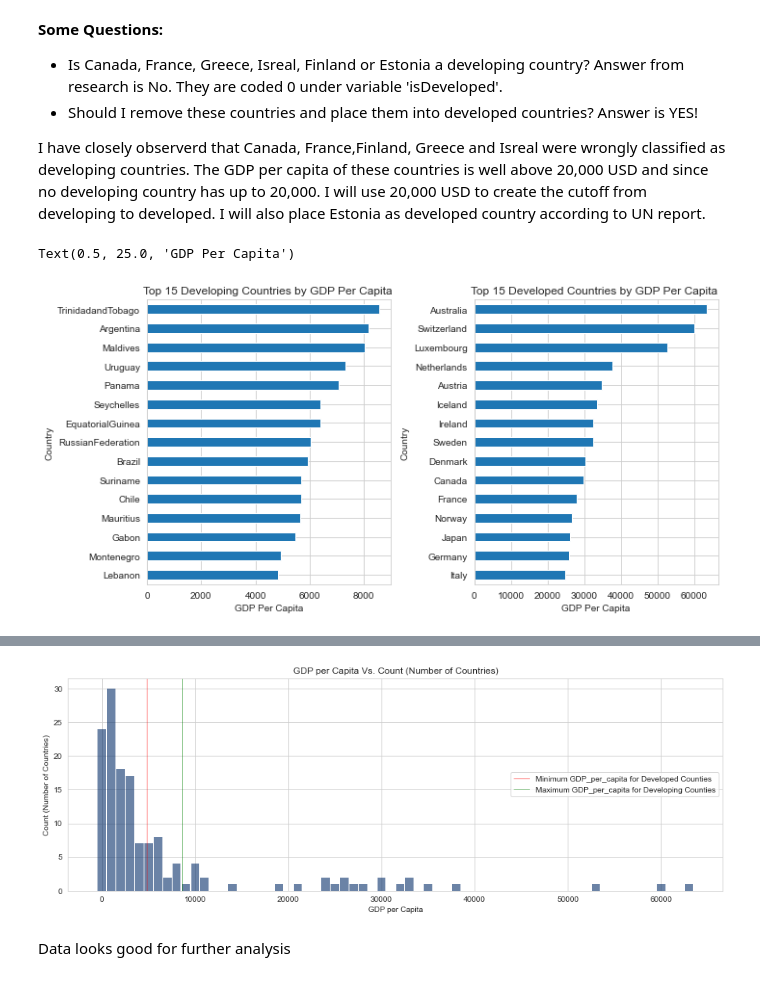
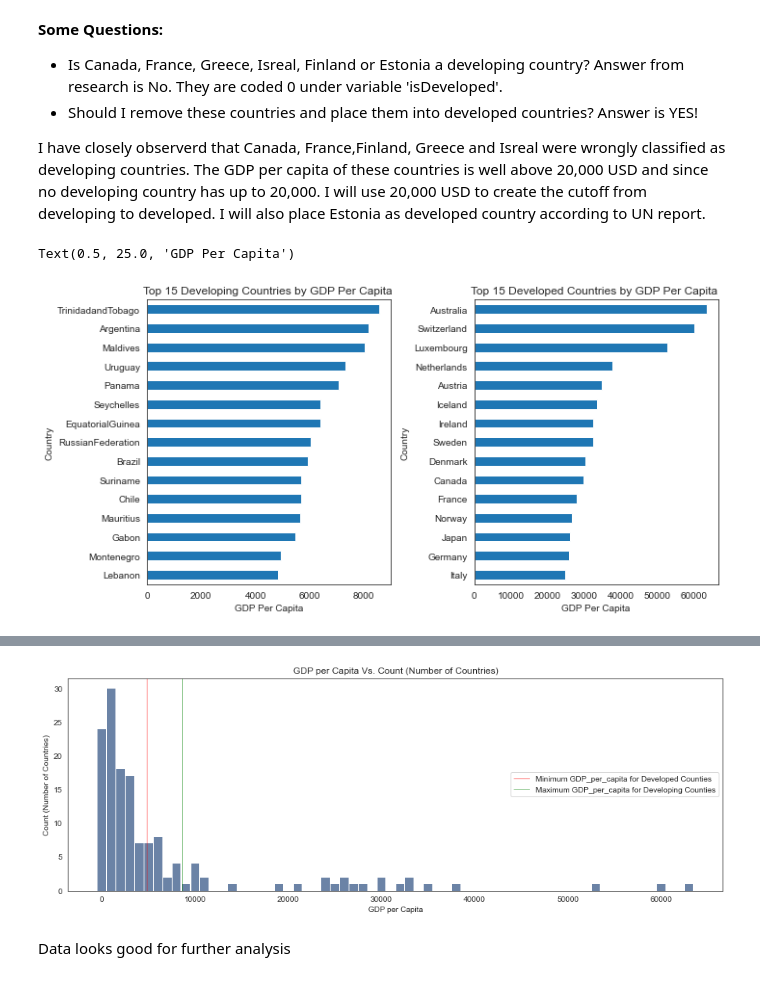
Before and after one commit to fadesere/BSIP_Assignment_2_Students, a Jupyter notebook: stats_asn_2_start.ipynb, the cells around one changed output, grey strips where cells are left out. Drawn from its saved outputs; the diff is of its cells as text; code cells hidden in the pictures.

```diff
--- a/stats_asn_2_start.ipynb
+++ b/stats_asn_2_start.ipynb
@@ -142,6 +142,8 @@ df2.tail(10) # shows missing values fo GDP per Capita and the lowest values of d
 | UnitedKingdomofGreatBritainandNor... | 1.0 | 80.79375 | 70.3750 | 3.6250 | 11.131250 | NaN | 715.7500 | 55.38750 | ... |
 | UnitedStatesofAmerica | 1.0 | 78.06250 | 58.1875 | 26.1875 | 8.579333 | 81.375000 | 130.6250 | 58.45000 | ... |
 # %%
+sns.set_style('white')
+
 plt.subplot(1, 2, 1)
 df1.GDP_per_capita.iloc[14::-1,].plot(
     kind='barh', figsize=(10, 5),
@@ -184,28 +186,30 @@ df = df.set_index('Country') # setting column Country as index
 df1= df[df['isDeveloped'].dropna()==0]  # isDeveloped == 0 (Developing Countries)
 df2 = df[df['isDeveloped'].dropna()==1] # isDeveloped == 1 (Developed Countries)
 # %%
+sns.set_style('white')
+
 plt.subplot(1, 2, 1)
 df1.GDP_per_capita.iloc[14::-1,].plot(
     kind='barh', figsize=(10, 5),
     title='Top 15 Developing Countries by GDP Per Capita '
 )
 plt.xlabel('GDP Per Capita')
 
 
 plt.subplot(1, 2, 2)
 
 df2.GDP_per_capita.iloc[14::-1,].plot(
     kind='barh', figsize=(10, 5),
     title='Top 15 Developed Countries by GDP Per Capita '
 )
 
 # space between the plots
 plt.tight_layout()
 
 plt.xlabel('GDP Per Capita')
 # %% [output]
 Text(0.5, 25.0, 'GDP Per Capita')
-[figure, old version]
+[figure, new version]
 # %%
 df2.dropna().tail(5)
 # %% [output]
@@ -241,7 +245,7 @@ thinkplot.Config(title="GDP per Capita Vs. Count (Number of Countries)",
 # ( Maximum GDP per Capita Income of a developing county)
 # The empty bar is the disparity among developed countries in terms of GDP per Capita
 # %% [output]
-[figure, old version]
+[figure, new version]
 # %% [markdown]
 Data looks good for further analysis
 # %% [markdown]
```
Also changed, not shown: parts of 11 cells of this notebook.
